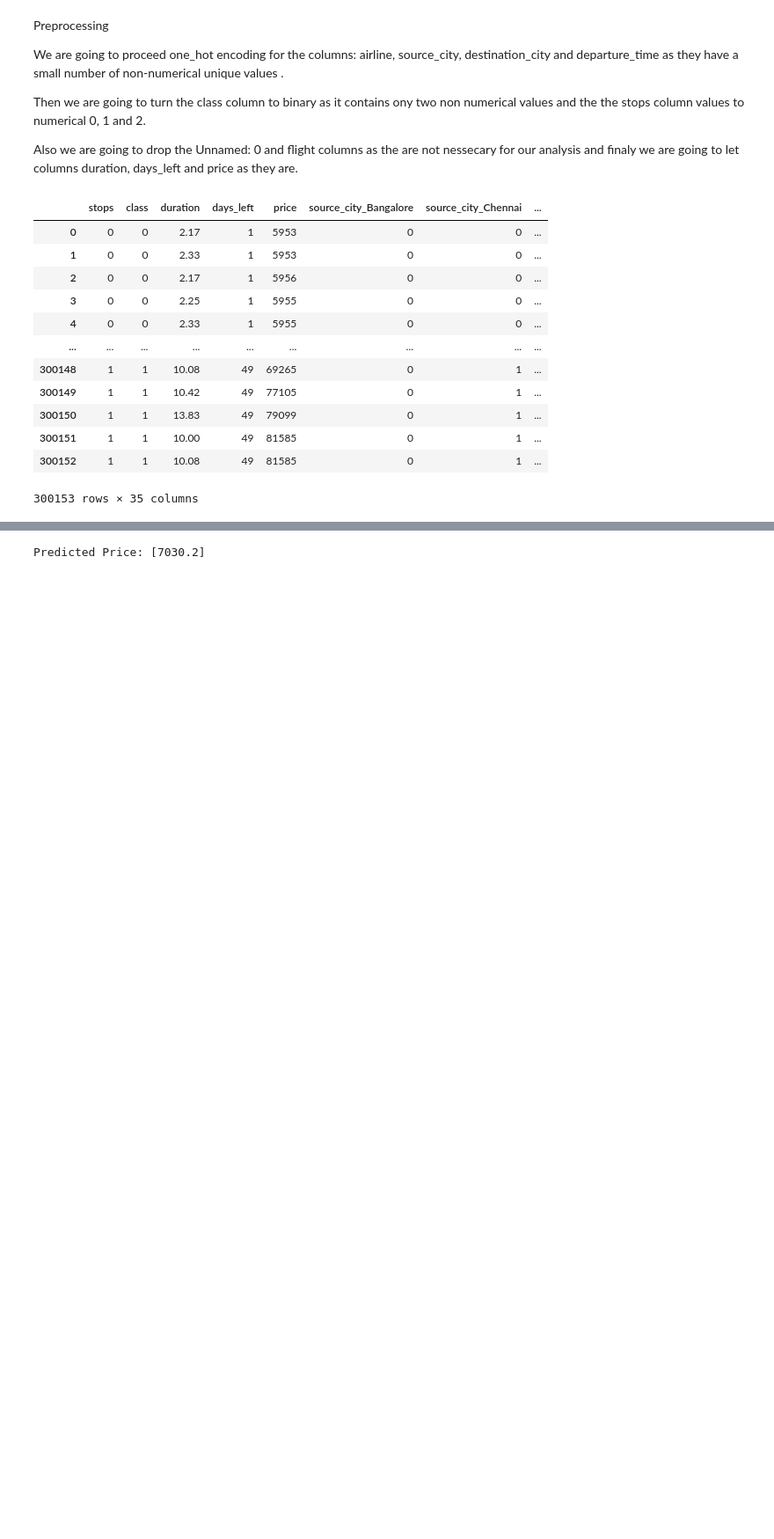
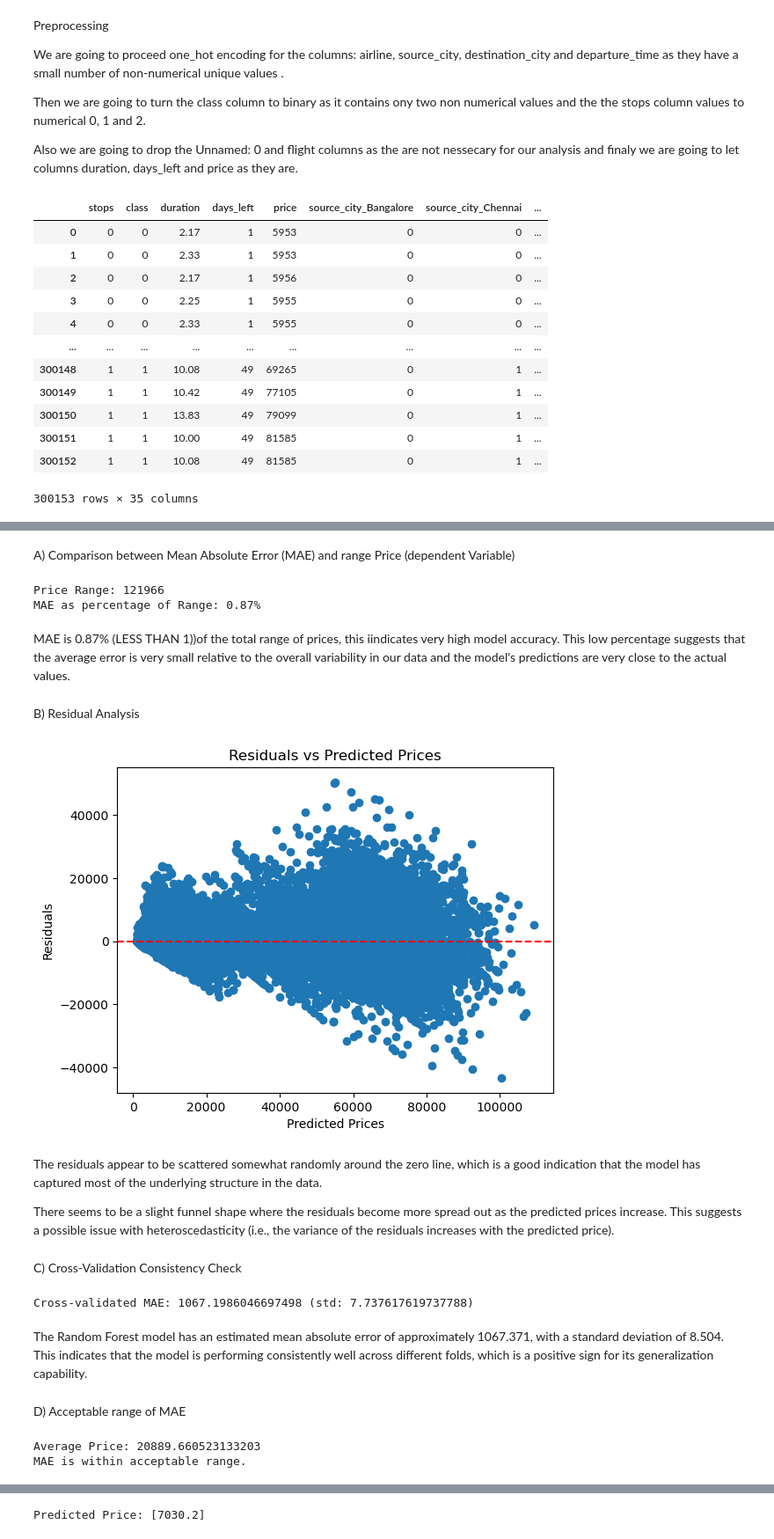
Before and after one commit to markos-sio/Python-Exploratory-Data-Analysis-Machine-Learning-Plotly-Random-Forest-Regressor-Price-Prediction, a Jupyter notebook: flight_prediction_jupyter.ipynb, the cells around one changed output, grey strips where cells are left out. Shown: that part at 88% size. Drawn from its saved outputs; the diff is of its cells as text; code cells hidden in the pictures; blank space fills up the shorter version.

```diff
--- a/flight_prediction_jupyter.ipynb
+++ b/flight_prediction_jupyter.ipynb
@@ -214,0 +226,54 @@ Root Mean Squared 2730.962216677582
+# %% [markdown]
+A) Comparison between Mean Absolute Error (MAE) and  range Price (dependent Variable)
+# %%
+price_min = data["price"].min()
+price_max = data["price"].max()
+price_range = price_max - price_min
+print(f'Price Range: {price_range}')
+
+MAE =  mean_absolute_error(y, y_pred)
+MAE_percentage = (MAE / price_range) * 100
+print(f'MAE as percentage of Range: {MAE_percentage:.2f}%')
+# %% [output]
+Price Range: 121966
+MAE as percentage of Range: 0.87%
+# %% [markdown]
+MAE is 0.87% (LESS THAN 1))of the total range of prices, this iindicates very high model accuracy. This low percentage suggests that the average error is very small relative to the overall variability in our data and the model's predictions are very close to the actual values.
+# %% [markdown]
+B) Residual Analysis
+# %%
+residuals = y - y_pred
+plt.scatter(y_pred, residuals)
+plt.axhline(y=0, color='r', linestyle='--')
+plt.xlabel("Predicted Prices")
+plt.ylabel("Residuals")
+plt.title("Residuals vs Predicted Prices")
+plt.show()
+# %% [output]
+[figure, added]
+# %% [markdown]
+The residuals appear to be scattered somewhat randomly around the zero line, which is a good indication that the model has captured most of the underlying structure in the data.
+
+There seems to be a slight funnel shape where the residuals become more spread out as the predicted prices increase. This suggests a possible issue with heteroscedasticity (i.e., the variance of the residuals increases with the predicted price).
+# %% [markdown]
+C) Cross-Validation Consistency Check
+# %%
+from sklearn.model_selection import cross_val_score
+cv_scores = cross_val_score(rf, X, y, cv=kf, scoring='neg_mean_absolute_error')
+print(f'Cross-validated MAE: {-cv_scores.mean()} (std: {cv_scores.std()})')
+# %% [output]
+Cross-validated MAE: 1067.1986046697498 (std: 7.737617619737788)
+# %% [markdown]
+The Random Forest model has an estimated mean absolute error of approximately 1067.371, with a standard deviation of 8.504. This indicates that the model is performing consistently well across different folds, which is a positive sign for its generalization capability.
+# %% [markdown]
+D) Acceptable range of MAE
+# %%
+avg_price = data["price"].mean()
+print(f'Average Price: {avg_price}')
+if MAE < 0.1 * avg_price:  # Assuming 10% of average price as threshold
+    print("MAE is within acceptable range.")
+else:
+    print("MAE is outside acceptable range.")
+# %% [output]
+Average Price: 20889.660523133203
+MAE is within acceptable range.
```
Also changed, not shown: parts of 10 cells of this notebook, 1 other file.
